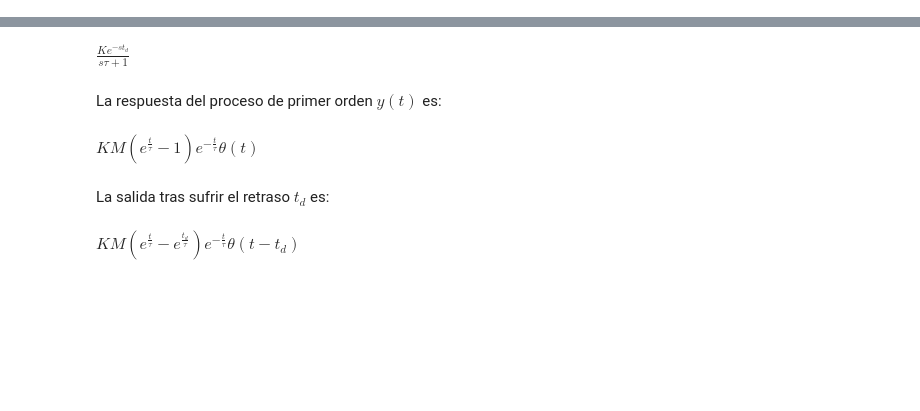
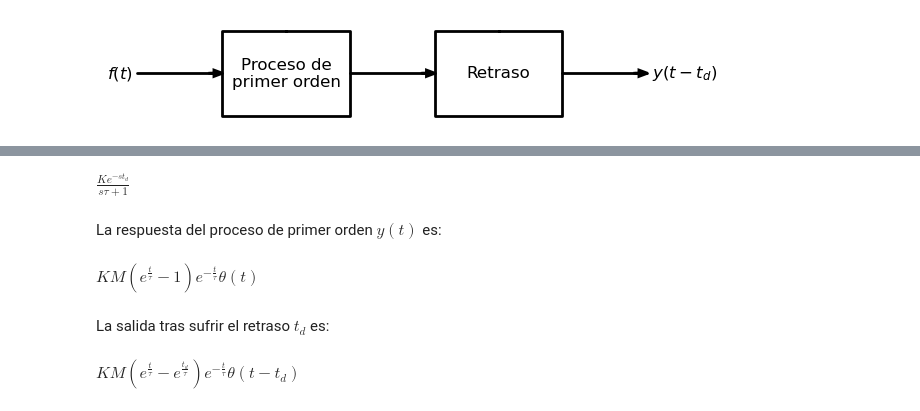
Before and after one commit to runjaj/apuntes-icia-jb, a Jupyter notebook: Unidad05/4_Retrasos.ipynb, the cells around one changed output, grey strips where cells are left out. Drawn from its saved outputs; the diff is of its cells as text; code cells hidden in the pictures; blank space fills up the shorter version.

```diff
--- a/Unidad05/4_Retrasos.ipynb
+++ b/Unidad05/4_Retrasos.ipynb
@@ -0,0 +18,17 @@
+# %%
+using PyCall, LaTeXStrings
+
+schemdraw = pyimport("schemdraw")
+dsp = pyimport("schemdraw.dsp")
+
+d = schemdraw.Drawing(unit=2, fontsize=12)
+
+d.add(dsp.Arrow().right().label(L"f(t)", "left"))
+proc = d.add(dsp.Box().anchor("W").label("Proceso de\nprimer orden"))
+d.add(dsp.Arrow().right().at(proc.E))
+retraso = d.add(dsp.Box().anchor("W").label("Retraso"))
+d.add(dsp.Arrow().right().label(L"y(t-t_d)", "right").at(retraso.E))
+
+d.draw(show=false)
+# %% [output]
+[figure, added]
```
Also changed, not shown: parts of 4 cells of this notebook.
